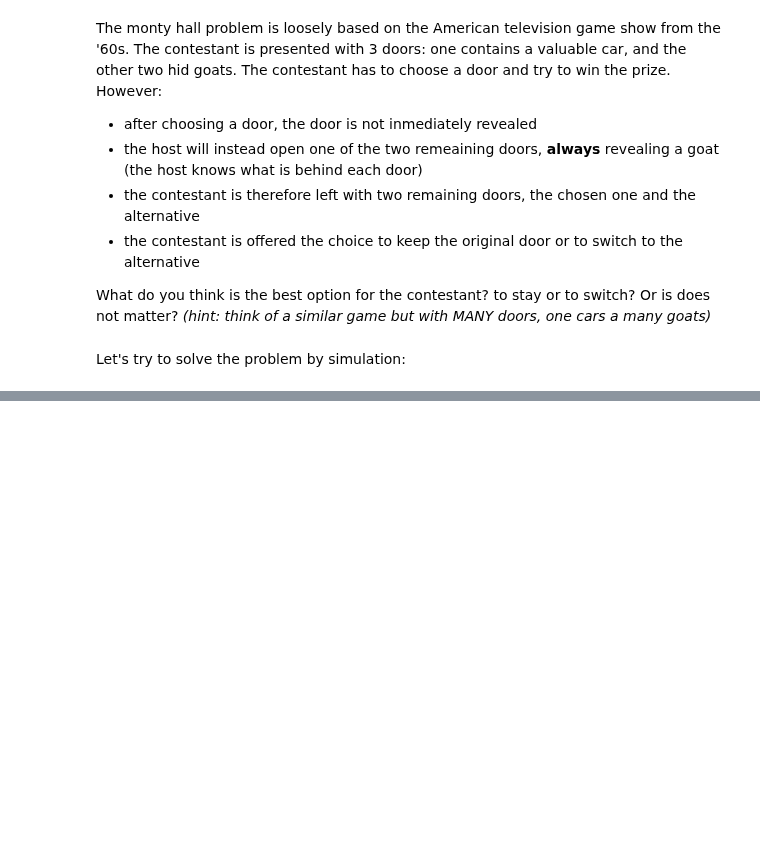
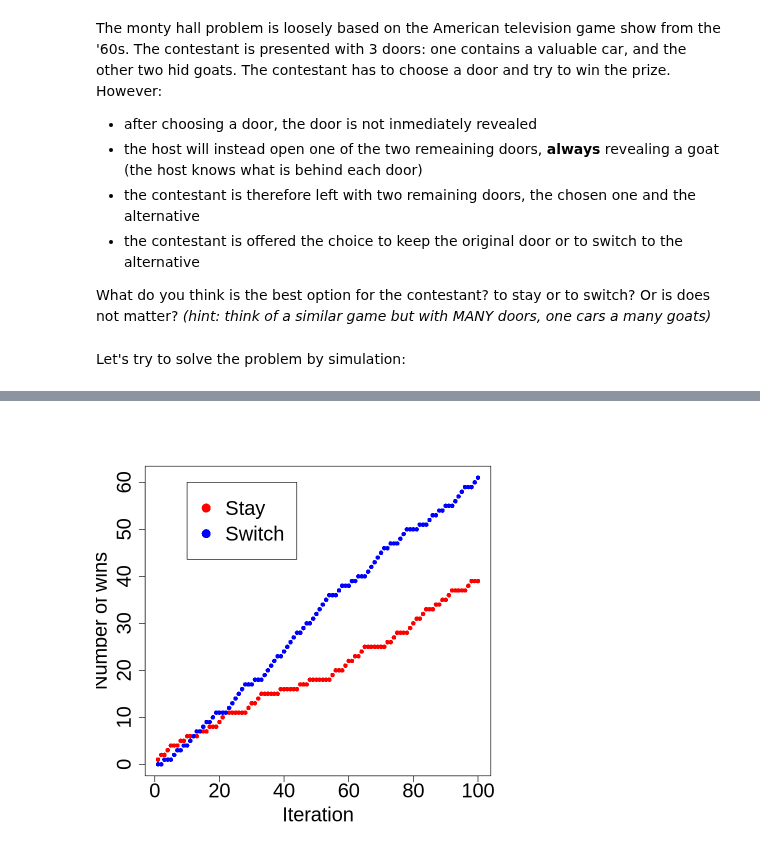
Before and after one commit to jmgs7/Introduction_R, a Jupyter notebook: 1 - Introduction and basic data types .ipynb, the cells around one changed output, grey strips where cells are left out. Drawn from its saved outputs; the diff is of its cells as text; code cells hidden in the pictures; blank space fills up the shorter version.

```diff
--- a/1 - Introduction and basic data types .ipynb
+++ b/1 - Introduction and basic data types .ipynb
@@ -502,3 +693,83 @@ The monty hall problem is loosely based on the American television game show fro
 What do you think is the best option for the contestant?  to stay or to switch? Or is does not matter? *(hint: think of a similar game but with MANY doors, one cars a many goats)*
 # %% [markdown]
 Let's try to solve the problem by simulation:
+# %%
+# Number of iterations
+N <- 100
+
+# Solution with for loop
+
+doors <- c("A", "B", "C")
+
+# Vector is a function that creates an empty vector of a given type and lenght.
+car <- vector("integer", N)  # the doors hiding the cars
+choice <- vector("integer", N) # the doors chosen by the participant
+monty <- vector("integer", N) # the doors revealed by monty
+closed <- vector("integer", N) # the doors that is not either the choice or monty's
+win_stay <- vector("logical", N)  # the times that we win by staying
+win_switch <- vector("logical", N) # the times that we win by switching
+for(i in 1:N) {
+
+  # Sample es una función que permite tomar un
+  # número determinado de muestras (parámetro size),
+  # de un conjunto.
+  car[i] <- sample(x = doors, size = 1) # Se decide al azar cual tiene el coche.
+  choice[i] <- sample(x = doors, size = 1) # Se decide al azar la que se escoje.
+  # Una de las puertas que contiene una cabra es reveleada
+  # por el presentador, y por lo tanto no puede ser ni la elegida
+  # ni la que esconde al coche.
+  monty[i] <- sample(x = doors[!doors %in% c(choice[i], car[i])], size = 1)
+  # La puerta que permanece cerrada no puede ser
+  # ni la que hemos escogido
+  # ni la que revela el presentador que contiene una cabra.
+  closed[i] <- doors[!doors %in% c(choice[i], monty[i])]
+  win_stay[i] <- car[i] == choice[i] # Cuenta las veces que ganamos o frasamos mantiendo la elección.
+  win_switch[i] <- car[i] == closed[i] # Cuenta las veces que ganamos o frasamos cambiando de puerta.
+}
+
+# Table devuelve una tabla apartir de vectores tomando los valores como factores
+# y realiza el conteo.
+table(win_stay)
+table(win_switch)
+
+
+# Cumsum devuelve un vector con la suma cumulativa de los elementos
+# de un vector. Como TRUE tiene valor 1, obtendremos en cada posición
+# la cantidad total de veces que se ha conseguido el coche hasta llegar
+# a esa iteración (cada posición) es una iteración distinta.
+
+# Crea ua matriz en la que una columna es la suma cumulativa
+# de los aciertos por mantener la elección y la otra la suma
+# de los aciertos por cambiar de puerta.
+
+res <- cbind(cumsum(win_stay), cumsum(win_switch))
+colnames(res) <- c("Stay", "Switch")
+head(res)
+
+matplot(
+  # x al no declararlo se autoincrementa del 1 a los valores de y.
+  y = res,
+  # Tenemos más de una variable que represtnar, configuramos los colores.
+  col = c("red", "blue"),
+  # pch corresponde al caracter que se usa para represtnar cada punto.
+  # Cada uno tiene un código y el 16 corresponde a puntos gorditos.
+  pch = 16,
+  ylab = "Number of wins", # Etiqueta del eje x.
+  xlab = "Iteration", # Etiqueta del eje y.
+  # cex es el número por el que se multiplica el tamaño estándar de
+  # los caracteres de representación. 2 quiere decir que representa los
+  # puntos el doble de grande de lo normal.
+  cex = 2,
+  cex.axis = 2, # Lo mismo para las líneas de eje-
+  cex.lab = 2 # Los mismo para las fuentes de las etiquetas.
+)
+
+legend(
+  x = 10,
+  y = 60,
+  c("Stay", "Switch"),
+  col = c("red", "blue"),
+  pch = 16,
+  cex = 2
+)
+# %% [output]
@@ -505 +790,2 @@ Let's try to solve the problem by simulation:
+[figure, added]
 # %%
```
Also changed, not shown: parts of 31 cells of this notebook.
